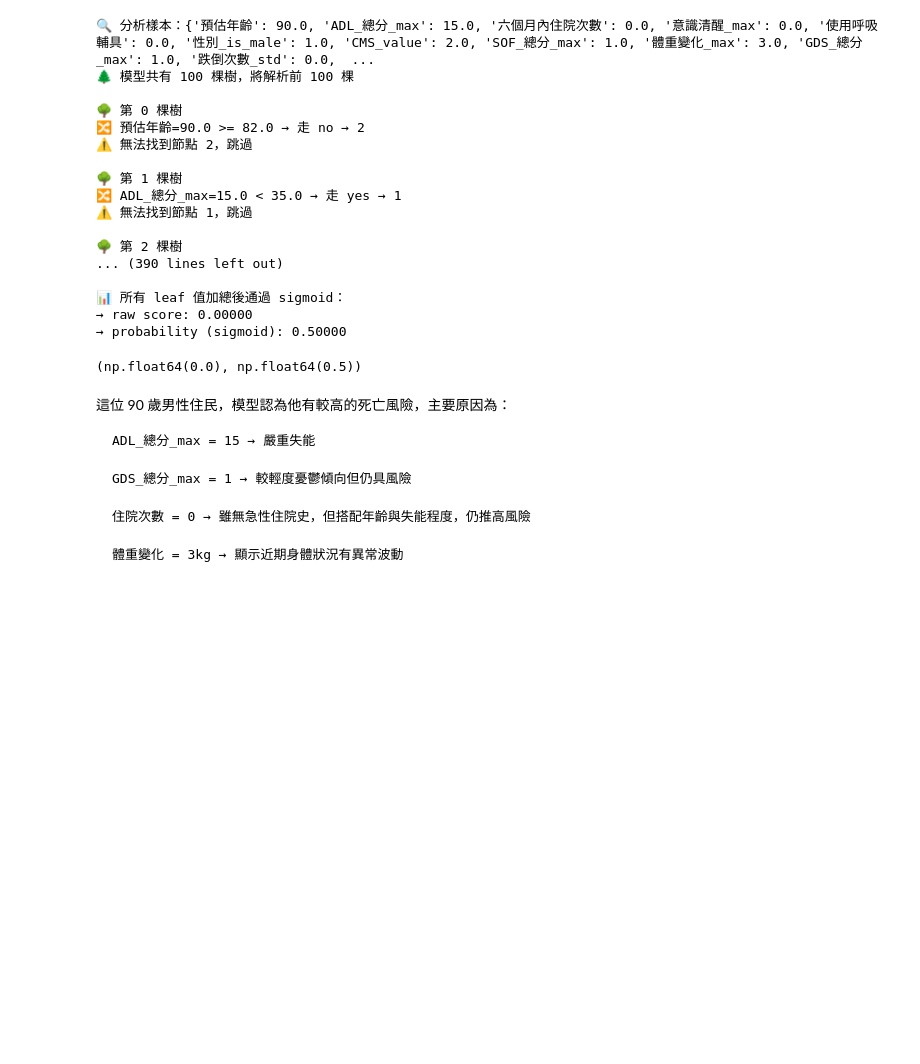
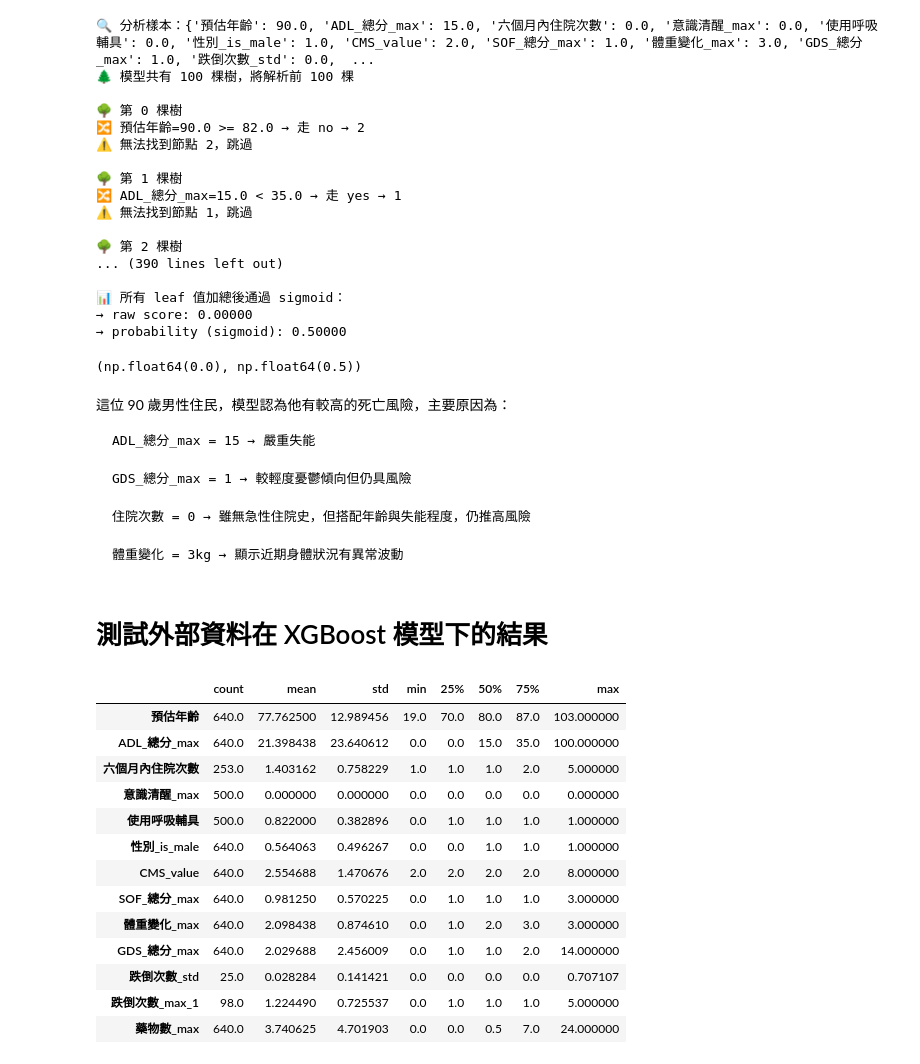
Before and after one commit to peculab/AI4JUBO, a Jupyter notebook: JuboDeath_V4.ipynb, the cells around one changed output. Cells and saved outputs as stored; diff of their text form; code cells hidden in the pictures; blank space fills up the shorter version.

```diff
--- a/JuboDeath_V4.ipynb
+++ b/JuboDeath_V4.ipynb
@@ -885,3 +996,25 @@ trace_full_xgb_decision(xgb_model, X.iloc[[0]])
     住院次數 = 0 → 雖無急性住院史，但搭配年齡與失能程度，仍推高風險
 
     體重變化 = 3kg → 顯示近期身體狀況有異常波動
+# %% [markdown]
+# 測試外部資料在 XGBoost 模型下的結果
+# %%
+ex_X = apply_imputation(ex_sub, impute_strategy)
+ex_y = external['死亡標記']
+# %%
+ex_X[top_13_features].describe().T
+# %% [output]
+|  | count | mean | std | min | 25% | 50% | 75% | max |
+| 預估年齡 | 640.0 | 77.762500 | 12.989456 | 19.0 | 70.0 | 80.0 | 87.0 | 103.000000 |
+| ADL_總分_max | 640.0 | 21.398438 | 23.640612 | 0.0 | 0.0 | 15.0 | 35.0 | 100.000000 |
+| 六個月內住院次數 | 253.0 | 1.403162 | 0.758229 | 1.0 | 1.0 | 1.0 | 2.0 | 5.000000 |
+| 意識清醒_max | 500.0 | 0.000000 | 0.000000 | 0.0 | 0.0 | 0.0 | 0.0 | 0.000000 |
+| 使用呼吸輔具 | 500.0 | 0.822000 | 0.382896 | 0.0 | 1.0 | 1.0 | 1.0 | 1.000000 |
+| 性別_is_male | 640.0 | 0.564063 | 0.496267 | 0.0 | 0.0 | 1.0 | 1.0 | 1.000000 |
+| CMS_value | 640.0 | 2.554688 | 1.470676 | 2.0 | 2.0 | 2.0 | 2.0 | 8.000000 |
+| SOF_總分_max | 640.0 | 0.981250 | 0.570225 | 0.0 | 1.0 | 1.0 | 1.0 | 3.000000 |
+| 體重變化_max | 640.0 | 2.098438 | 0.874610 | 0.0 | 1.0 | 2.0 | 3.0 | 3.000000 |
+| GDS_總分_max | 640.0 | 2.029688 | 2.456009 | 0.0 | 1.0 | 1.0 | 2.0 | 14.000000 |
+| 跌倒次數_std | 25.0 | 0.028284 | 0.141421 | 0.0 | 0.0 | 0.0 | 0.0 | 0.707107 |
+| 跌倒次數_max_1 | 98.0 | 1.224490 | 0.725537 | 0.0 | 1.0 | 1.0 | 1.0 | 5.000000 |
+| 藥物數_max | 640.0 | 3.740625 | 4.701903 | 0.0 | 0.0 | 0.5 | 7.0 | 24.000000 |
```
Also changed, not shown: parts of 18 cells of this notebook.
